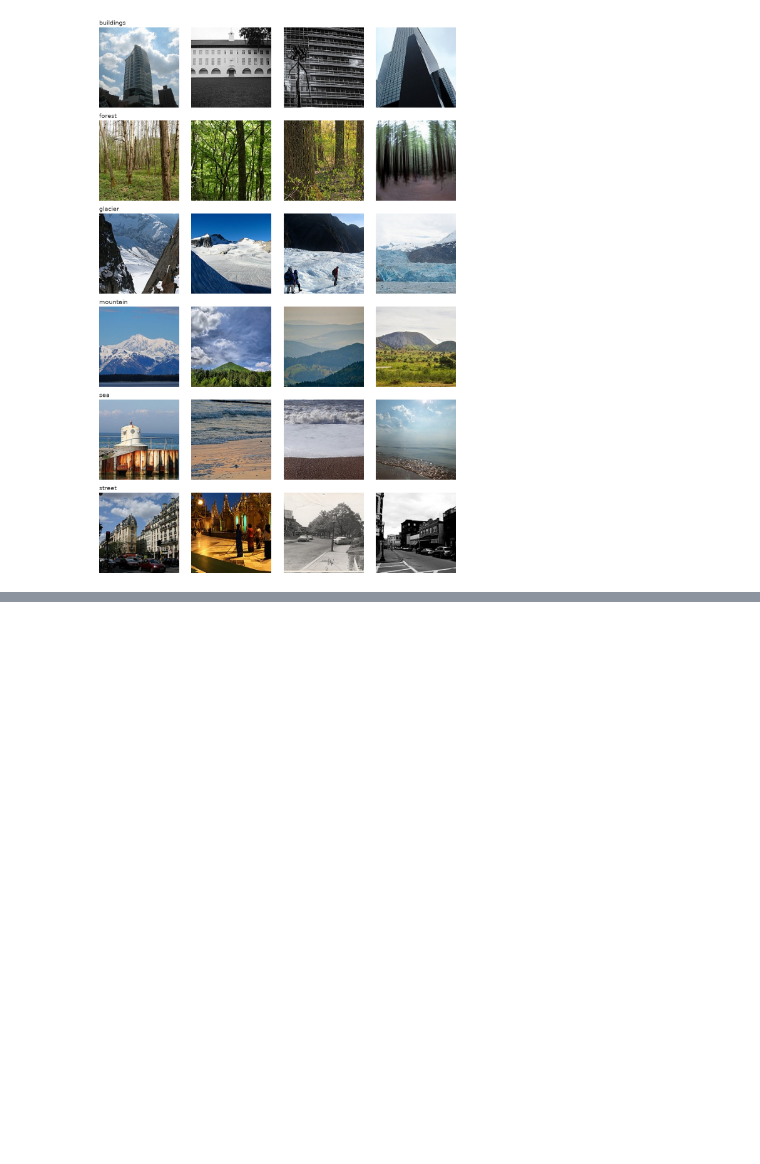
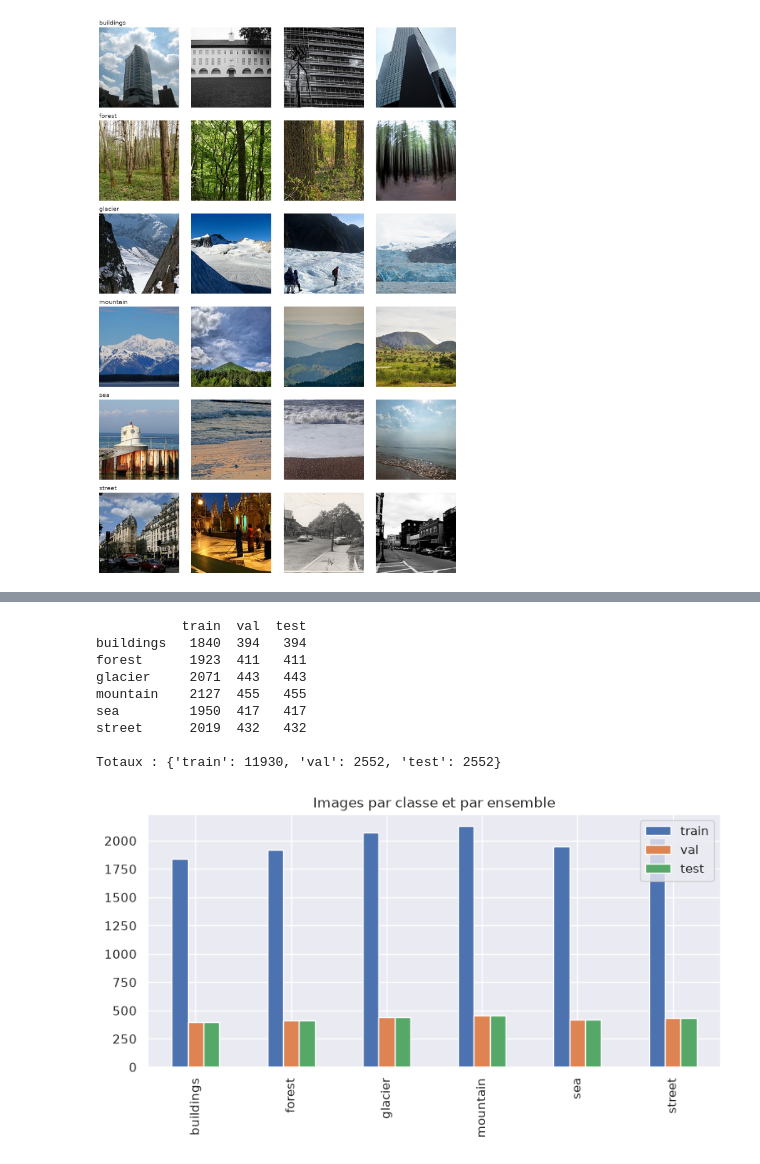
Before and after one commit to maryemlakhouil/TerraVision_AI, a Jupyter notebook: exploration.ipynb, the cells around one changed output, grey strips where cells are left out. Drawn from its saved outputs; the diff is of its cells as text; code cells hidden in the pictures; blank space fills up the shorter version.

```diff
--- a/exploration.ipynb
+++ b/exploration.ipynb
@@ -17,7 +17,13 @@ import matplotlib.pyplot as plt
 import seaborn as sns
 from PIL import Image
 
-from config import *
+CLASSES = ["buildings", "forest", "glacier", "mountain", "sea", "street"]
+IMG_SIZE = (150, 150)
+BATCH_SIZE = 32
+SEED = 42
+VAL_RATIO = 0.15
+TEST_RATIO = 0.15
+
+SUR_KAGGLE = os.path.exists("/kaggle/input")
 
 sns.set_theme()
-print("Classes : ",CLASSES)
@@ -90,0 +193,20 @@ plt.show()
+# %%
+def copier(liste_chemins, destination, classe):
+    dossier = destination / classe
+    dossier.mkdir(parents=True, exist_ok=True)
+    for chemin in liste_chemins:
+        shutil.copy(chemin, dossier)
+
+
+random.seed(SEED)
+for classe in CLASSES:
+    chemins = df[(df["classe"] == classe) & (df["valide"])]["chemin"].tolist()
+    random.shuffle(chemins)
+
+    n_val = int(len(chemins) * VAL_RATIO)
+    n_test = int(len(chemins) * TEST_RATIO)
+
+    copier(chemins[:n_val], SPLIT_DIR / "val", classe)
+    copier(chemins[n_val:n_val + n_test], SPLIT_DIR / "test", classe)
+    copier(chemins[n_val + n_test:], SPLIT_DIR / "train", classe)
+print("Séparation terminée.")
@@ -90,0 +219,22 @@ plt.show()
+# %%
+resume = {}
+for ensemble in ["train", "val", "test"]:
+    resume[ensemble] = {classe: len(os.listdir(SPLIT_DIR / ensemble / classe)) for classe in CLASSES}
+
+df_resume = pd.DataFrame(resume)
+print(df_resume)
+print("\nTotaux :", df_resume.sum().to_dict())
+
+df_resume.plot(kind="bar", figsize=(9, 4), title="Images par classe et par ensemble")
+plt.show()
+# %% [output]
+           train  val  test
+buildings   1840  394   394
+forest      1923  411   411
+glacier     2071  443   443
+mountain    2127  455   455
+sea         1950  417   417
+street      2019  432   432
+
+Totaux : {'train': 11930, 'val': 2552, 'test': 2552}
+[figure, added]
```
Also changed, not shown: parts of 8 cells of this notebook.
